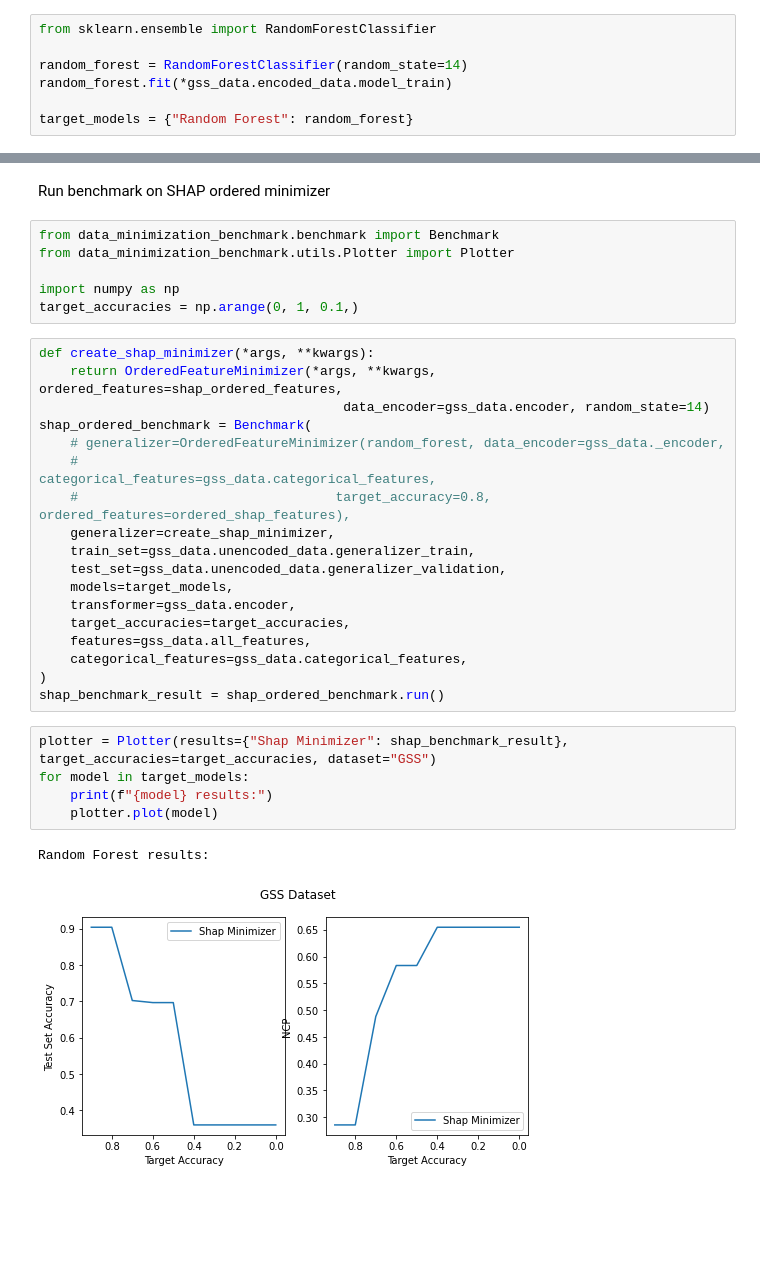
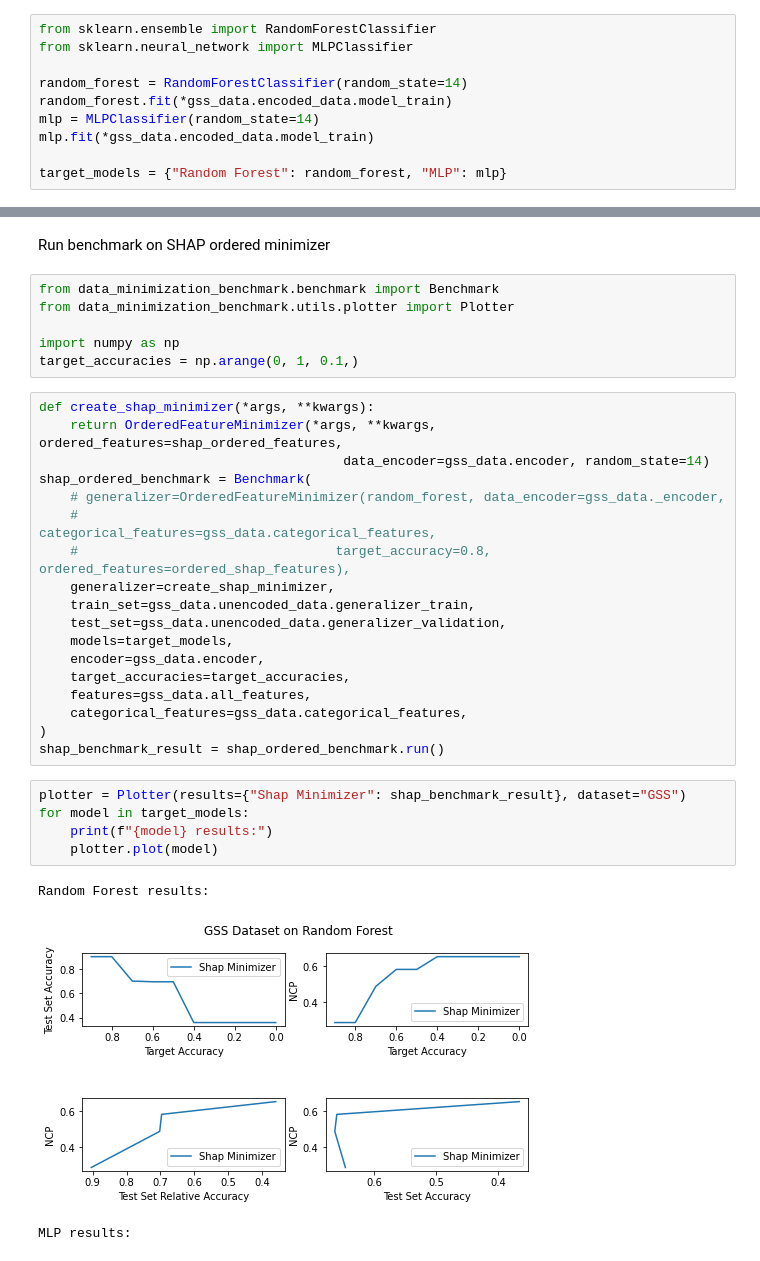
Before and after one commit to IBM/ai-privacy-toolkit, a Jupyter notebook: comparison.ipynb, the cells around one changed output, grey strips where cells are left out. Drawn from its saved outputs; the diff is of its cells as text; blank space fills up the shorter version.

```diff
--- a/comparison.ipynb
+++ b/comparison.ipynb
@@ -8,11 +8,14 @@ gss_data = GSSDataPreparer().prepare()
 Now create and train target classifier models:
 # %%
 from sklearn.ensemble import RandomForestClassifier
+from sklearn.neural_network import MLPClassifier
 
 random_forest = RandomForestClassifier(random_state=14)
 random_forest.fit(*gss_data.encoded_data.model_train)
+mlp = MLPClassifier(random_state=14)
+mlp.fit(*gss_data.encoded_data.model_train)
 
-target_models = {"Random Forest": random_forest}
+target_models = {"Random Forest": random_forest, "MLP": mlp}
 # %% [markdown]
 Create and fit SHAP minimizer to get the shap order of the features. Or use precalculated order:
 # %%
@@ -38,7 +41,7 @@ shap_ordered_features
 Run benchmark on SHAP ordered minimizer
 # %%
 from data_minimization_benchmark.benchmark import Benchmark
-from data_minimization_benchmark.utils.Plotter import Plotter
+from data_minimization_benchmark.utils.plotter import Plotter
 
 import numpy as np
 target_accuracies = np.arange(0, 1, 0.1,)
@@ -54,17 +57,18 @@ shap_ordered_benchmark = Benchmark(
     train_set=gss_data.unencoded_data.generalizer_train,
     test_set=gss_data.unencoded_data.generalizer_validation,
     models=target_models,
-    transformer=gss_data.encoder,
+    encoder=gss_data.encoder,
     target_accuracies=target_accuracies,
     features=gss_data.all_features,
     categorical_features=gss_data.categorical_features,
 )
 shap_benchmark_result = shap_ordered_benchmark.run()
 # %%
-plotter = Plotter(results={"Shap Minimizer": shap_benchmark_result}, target_accuracies=target_accuracies, dataset="GSS")
+plotter = Plotter(results={"Shap Minimizer": shap_benchmark_result}, dataset="GSS")
 for model in target_models:
     print(f"{model} results:")
     plotter.plot(model)
 # %% [output]
 Random Forest results:
-[figure, old version]
+[figure, new version]
+MLP results:
```
Also changed, not shown: parts of 5 cells of this notebook, 2 other files.
